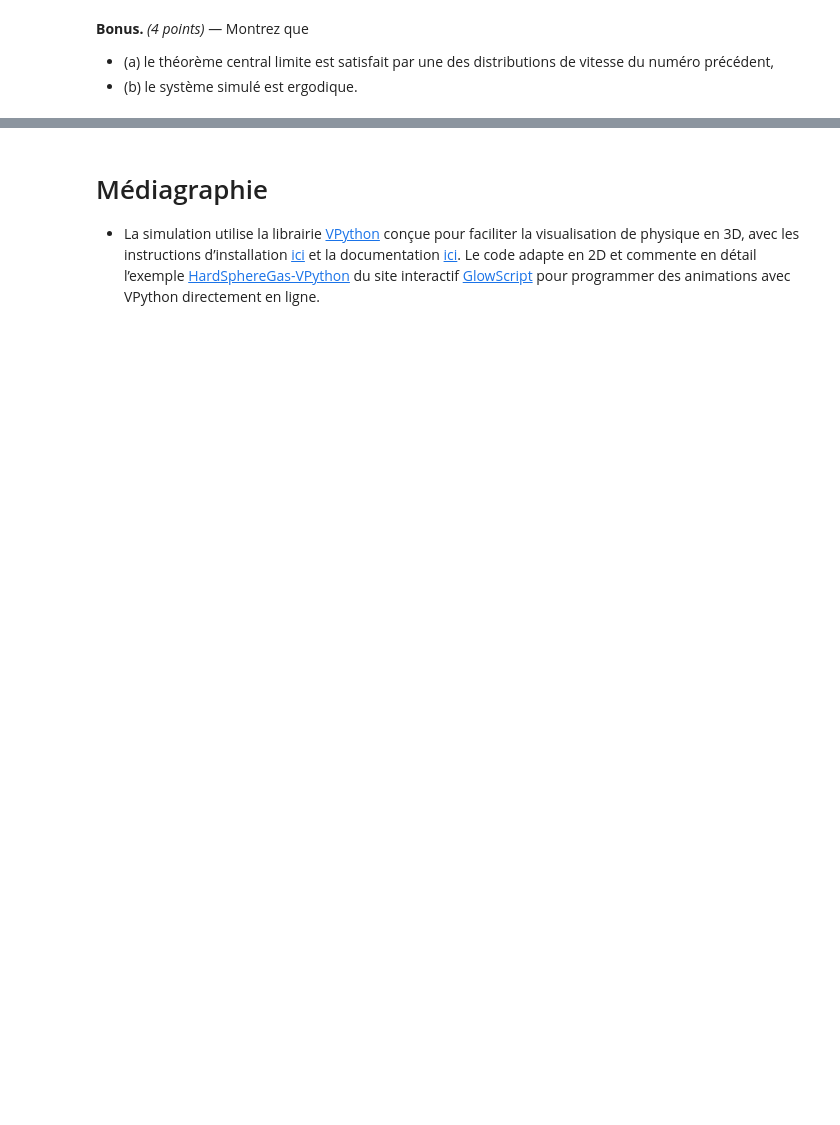
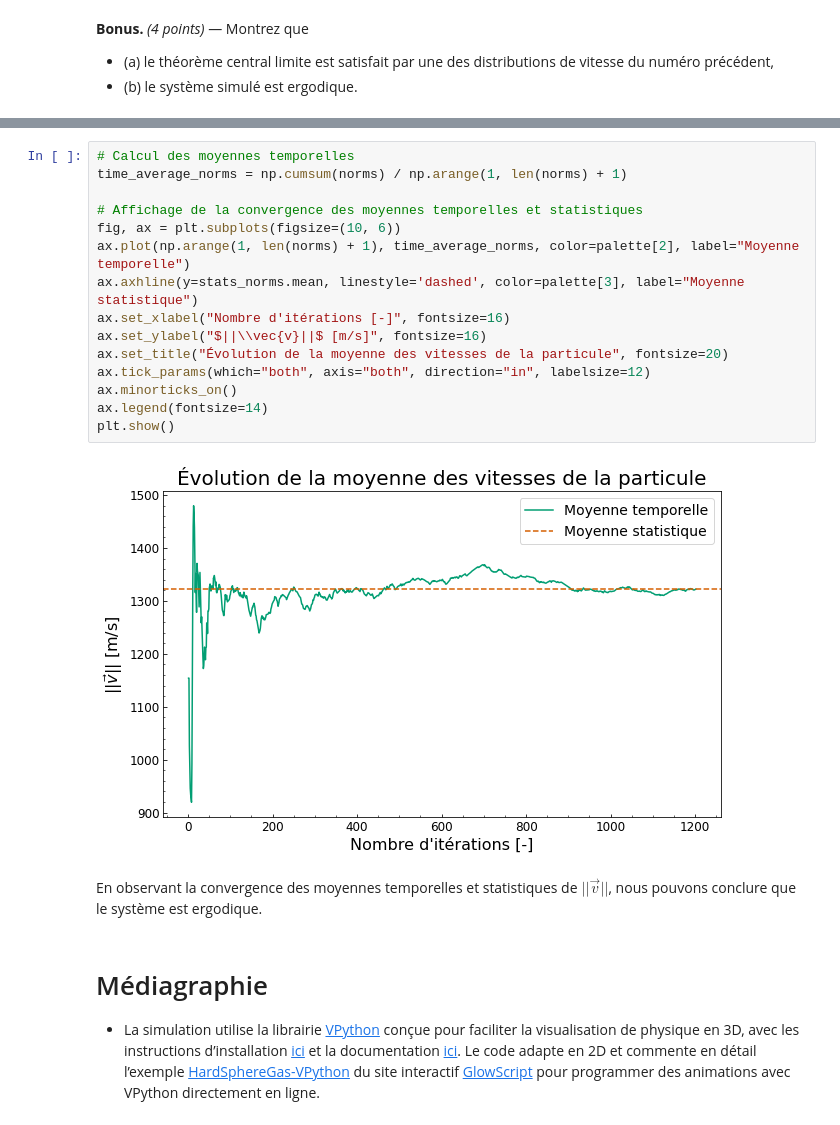
Before and after one commit to GeremyMichaud/TPNTS, a Jupyter notebook: Part_1/GM_TDS-TPNB_Part1_H24.ipynb, the cells around one changed output, grey strips where cells are left out. Saved outputs shown, nothing was run; the diff lists cells and outputs as text; blank space fills up the shorter version.

```diff
--- a/Part_1/GM_TDS-TPNB_Part1_H24.ipynb
+++ b/Part_1/GM_TDS-TPNB_Part1_H24.ipynb
@@ -345,3 +488,22 @@ $\displaystyle \tau \approx 8.97759e-05\; [s]$
+# %%
+# Calcul des moyennes temporelles
+time_average_norms = np.cumsum(norms) / np.arange(1, len(norms) + 1)
+
+# Affichage de la convergence des moyennes temporelles et statistiques
+fig, ax = plt.subplots(figsize=(10, 6))
+ax.plot(np.arange(1, len(norms) + 1), time_average_norms, color=palette[2], label="Moyenne temporelle")
+ax.axhline(y=stats_norms.mean, linestyle='dashed', color=palette[3], label="Moyenne statistique")
+ax.set_xlabel("Nombre d'itérations [-]", fontsize=16)
+ax.set_ylabel("$||\\vec{v}||$ [m/s]", fontsize=16)
+ax.set_title("Évolution de la moyenne des vitesses de la particule", fontsize=20)
+ax.tick_params(which="both", axis="both", direction="in", labelsize=12)
+ax.minorticks_on()
+ax.legend(fontsize=14)
+plt.show()
+# %% [output]
+[figure, added]
+# %% [markdown]
+En observant la convergence des moyennes temporelles et statistiques de $||\vec{v}||$, nous pouvons conclure que le système est ergodique.
 # %% [markdown]
 # Médiagraphie #
  - La simulation utilise la librairie <a href="https://vpython.org">VPython</a> conçue pour faciliter la visualisation de physique en 3D, avec les instructions d’installation <a href="https://vpython.org/presentation2018/install.html">ici</a> et la documentation <a href="https://www.glowscript.org/docs/VPythonDocs/index.html">ici</a>. Le code adapte en 2D et commente en détail l’exemple <a href="https://www.glowscript.org/#/user/GlowScriptDemos/folder/Examples/program/HardSphereGas-VPython">HardSphereGas-VPython</a> du site interactif <a href="https://www.glowscript.org">GlowScript</a> pour programmer des animations avec VPython directement en ligne.
```
Also changed, not shown: parts of 16 cells of this notebook.
